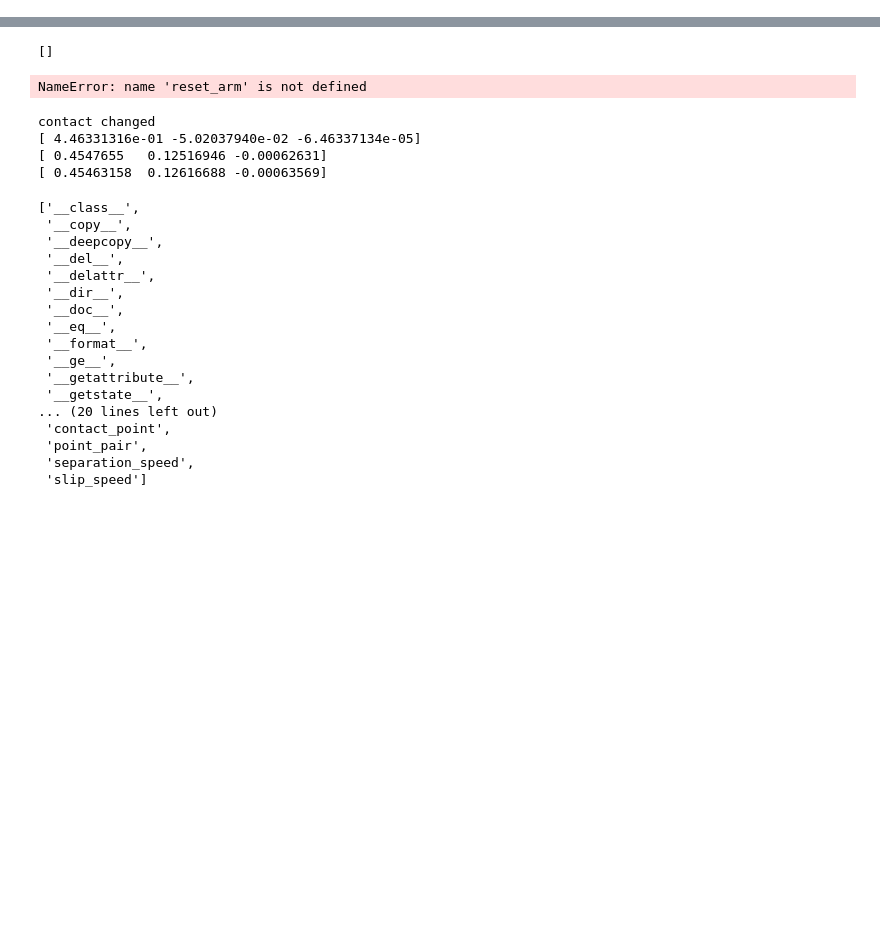
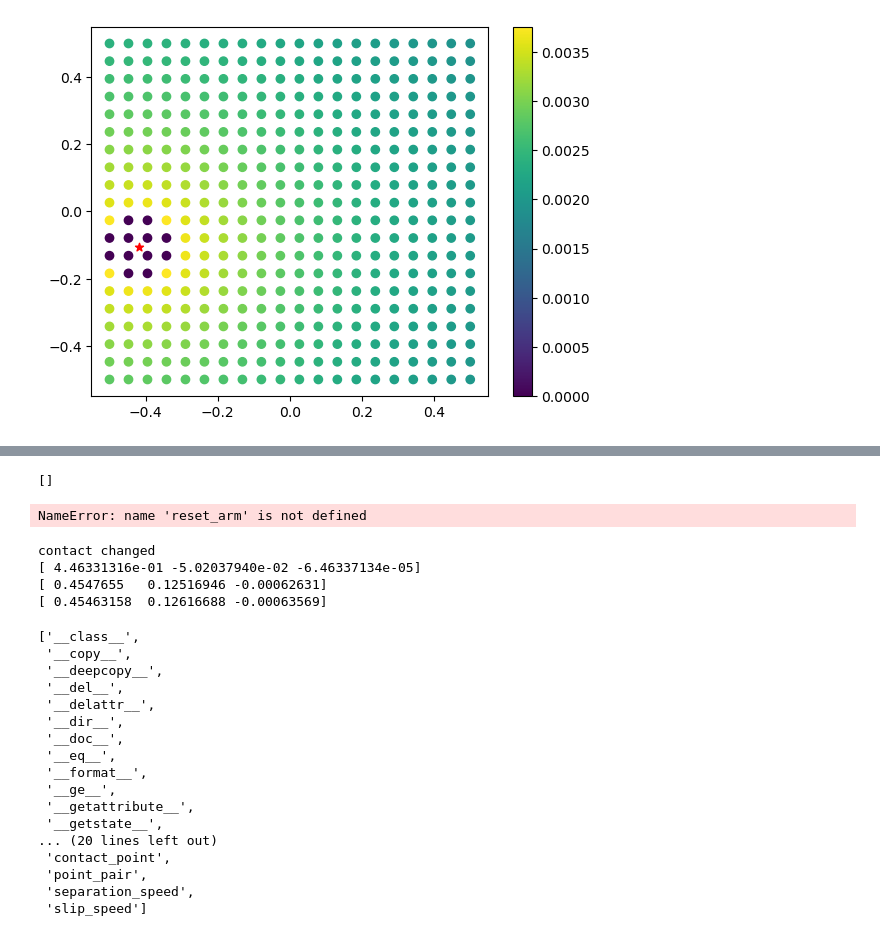
Before and after one commit to yifr/a_grasp_in_the_dark, a Jupyter notebook: project_codes/build_model.ipynb, the cells around one changed output, grey strips where cells are left out. Cells and saved outputs as stored; diff of their text form; code cells hidden in the pictures; blank space fills up the shorter version.

Commit message:
sample_distribution

```diff
--- a/project_codes/build_model.ipynb
+++ b/project_codes/build_model.ipynb
@@ -157,6 +152,49 @@ def evaluate_contact():
     Determine if contact is likely an object or the table
     """
     pass
+# %%
+object_r = 0.1
+# %%
+effort_ratio = 0.7
+effort_c = 2.0
+p_target_c = 2.0
+
+table_x_bounds = [-0.5, 0.5]
+table_y_bounds = [-0.5, 0.5]
+n_samples = 20
+table_grid = {}
+for x in np.linspace(table_x_bounds[0], table_x_bounds[1], n_samples):
+    for y in np.linspace(table_y_bounds[0], table_y_bounds[1], n_samples):
+        table_grid[(x, y)] = 0.5
+touched_point = np.random.rand(2) - 0.5
+for coord, prob in table_grid.items():
+    dist = np.linalg.norm(np.array(coord) - touched_point)
+    if dist < object_r:
+        table_grid[coord] = 0.0
+    else:
+        c_dist = dist - object_r
+        effort_cost = np.exp(-effort_c * c_dist)
+        p_target = 1 - np.exp(-p_target_c * c_dist)
+        table_grid[coord] = effort_ratio * effort_cost + (1 - effort_ratio) * p_target
+# normalize the table grid
+table_grid_sum = sum(table_grid.values())
+for coord, prob in table_grid.items():
+    table_grid[coord] = prob / table_grid_sum
+# plot the heatmap of the table grid
+x = []
+y = []
+z = []
+for coord, prob in table_grid.items():
+    x.append(coord[0])
+    y.append(coord[1])
+    z.append(prob)
+plt.scatter(x, y, c=z)
+plt.colorbar()
+# show the touched point with a star
+plt.scatter(touched_point[0], touched_point[1], marker="*", c="red")
+plt.show()
+# %% [output]
+[figure, added]
 # %%
 start = np.array([0, 0, 0])
 end = np.array([2, 0, 0])
```
Also changed, not shown: parts of 10 cells of this notebook.
